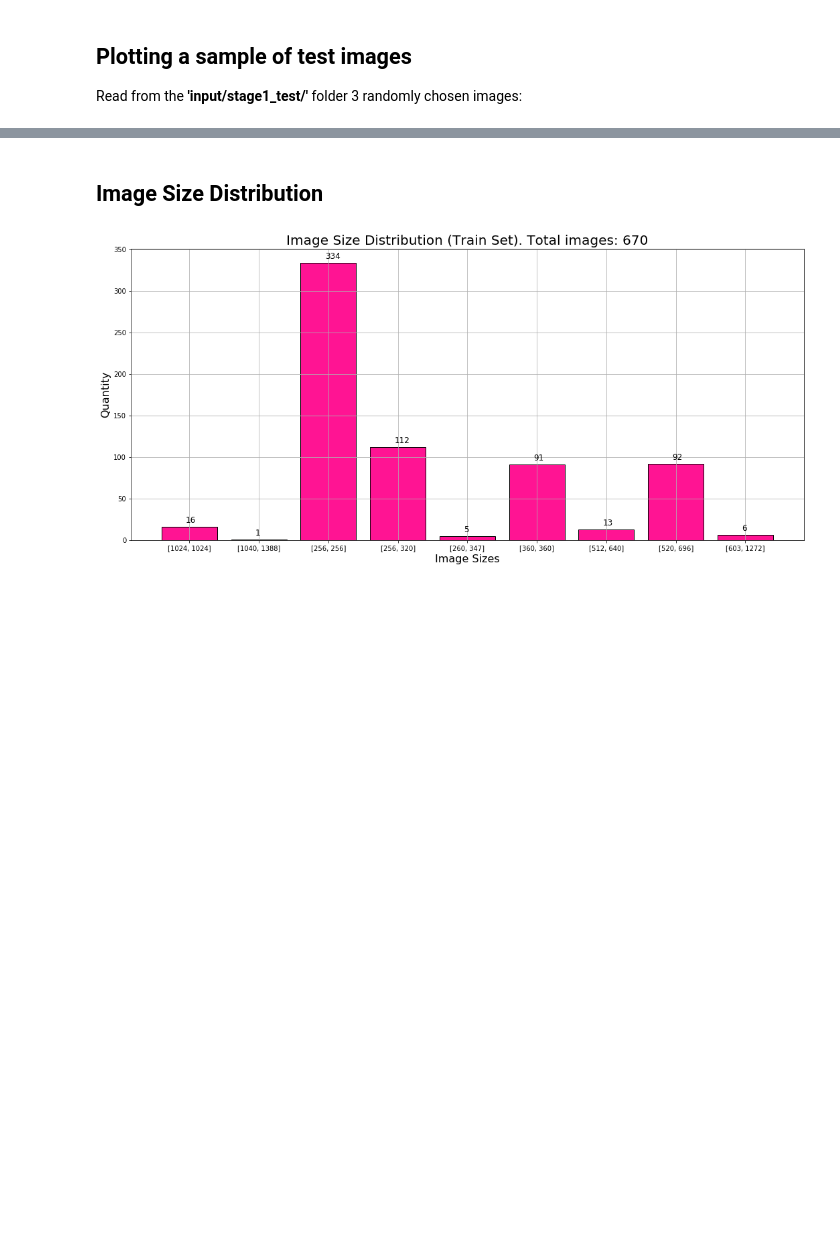
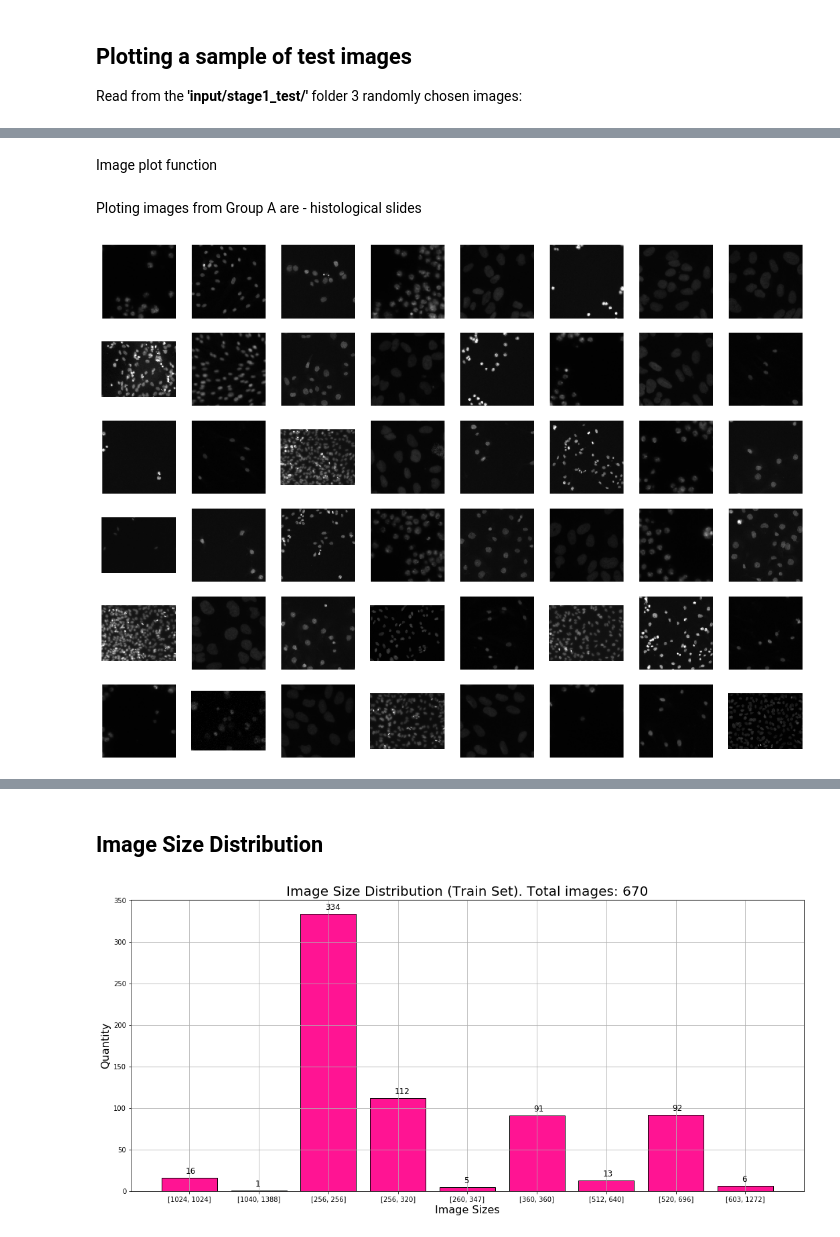
Before and after one commit to Kochurovskyi/Deep_Neural_Network_Projects, a Jupyter notebook: UNet(semantic segmentation)/EDA.ipynb, the cells around one changed output, grey strips where cells are left out. Saved outputs shown, nothing was run; the diff lists cells and outputs as text; code cells hidden in the pictures; blank space fills up the shorter version.

```diff
--- a/UNet(semantic segmentation)/EDA.ipynb
+++ b/UNet(semantic segmentation)/EDA.ipynb
@@ -110,0 +128,13 @@ Definitally its going to effect ours prediction results.
+# %%
+def get_domimant_colors(img, top_colors=2):
+    img_l = img.reshape((img.shape[0] * img.shape[1], img.shape[2]))
+    clt = KMeans(n_clusters = top_colors)
+    clt.fit(img_l)
+    # grab the number of different clusters and create a histogram
+    # based on the number of pixels assigned to each cluster
+    numLabels = np.arange(0, len(np.unique(clt.labels_)) + 1)
+    (hist, _) = np.histogram(clt.labels_, bins = numLabels)
+    # normalize the histogram, such that it sums to one
+    hist = hist.astype("float")
+    hist /= hist.sum()
+    return clt.cluster_centers_, hist
@@ -110,0 +143,9 @@ Definitally its going to effect ours prediction results.
+# %%
+from sklearn.cluster import KMeans
+details = []
+for n, image_id in tqdm(enumerate(im_ids), total=len(im_ids)):
+    image_hsv = read_image(image_id, space = "rgb")
+    dominant_colors_hsv, dominant_rates_hsv = get_domimant_colors(image_hsv, top_colors=1)
+    dominant_colors_hsv = dominant_colors_hsv.reshape(1, dominant_colors_hsv.shape[0] * dominant_colors_hsv.shape[1])
+    info = (image_id, dominant_colors_hsv.squeeze())
+    details.append(info)
@@ -110,0 +154,6 @@ Definitally its going to effect ours prediction results.
+# %%
+color_clust = pd.DataFrame(details, columns=['im_id', 'hsv_dominant'])
+X = (pd.DataFrame(color_clust['hsv_dominant'].values.tolist())).to_numpy()
+kmeans = KMeans(n_clusters=3).fit(X)
+clusters = kmeans.predict(X)
+color_clust['hsv_cluster'] = clusters
@@ -110,0 +171,19 @@ Definitally its going to effect ours prediction results.
+# %% [markdown]
+Image plot function
+# %%
+def plot_images(images, images_rows, images_cols):
+    f, axarr = plt.subplots(images_rows,images_cols,figsize=(16,images_rows*2))
+    for row in range(images_rows):
+        for col in range(images_cols):
+            image_id = images[row*images_cols + col]
+            image = read_image(image_id)
+            height, width, l = image.shape
+            ax = axarr[row,col]
+            ax.axis('off')
+            ax.imshow(image)
+# %% [markdown]
+Ploting images from Group A are  - histological slides
+# %%
+plot_images(color_clust[color_clust['hsv_cluster'] == 0]['im_id'].values, 6, 8)
+# %% [output]
+[figure, added]
```
Also changed, not shown: parts of 19 cells of this notebook.
